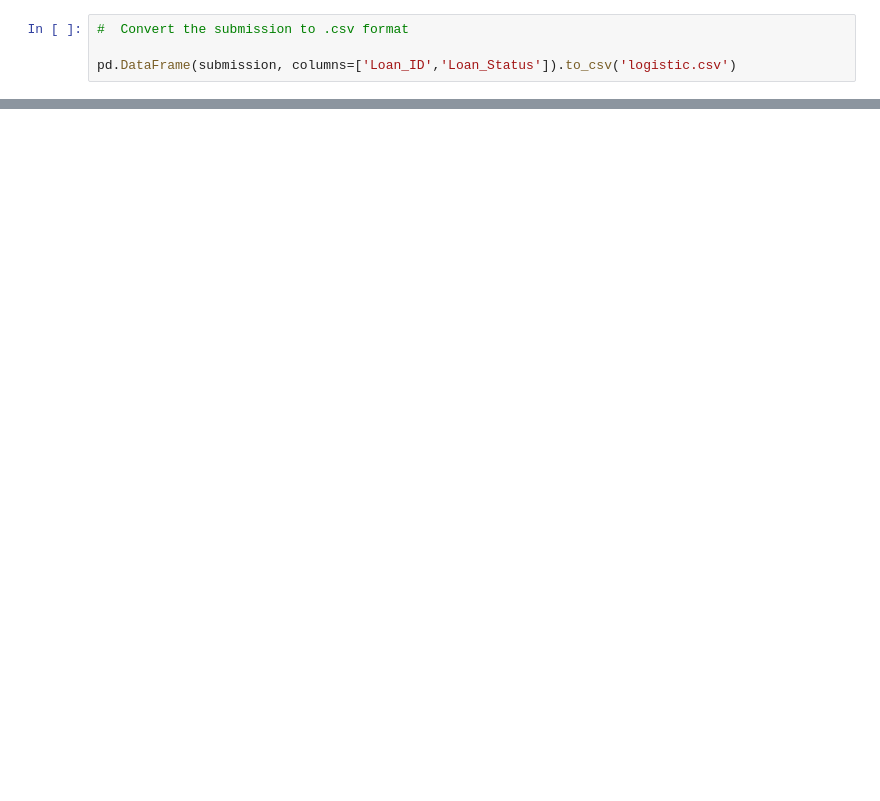
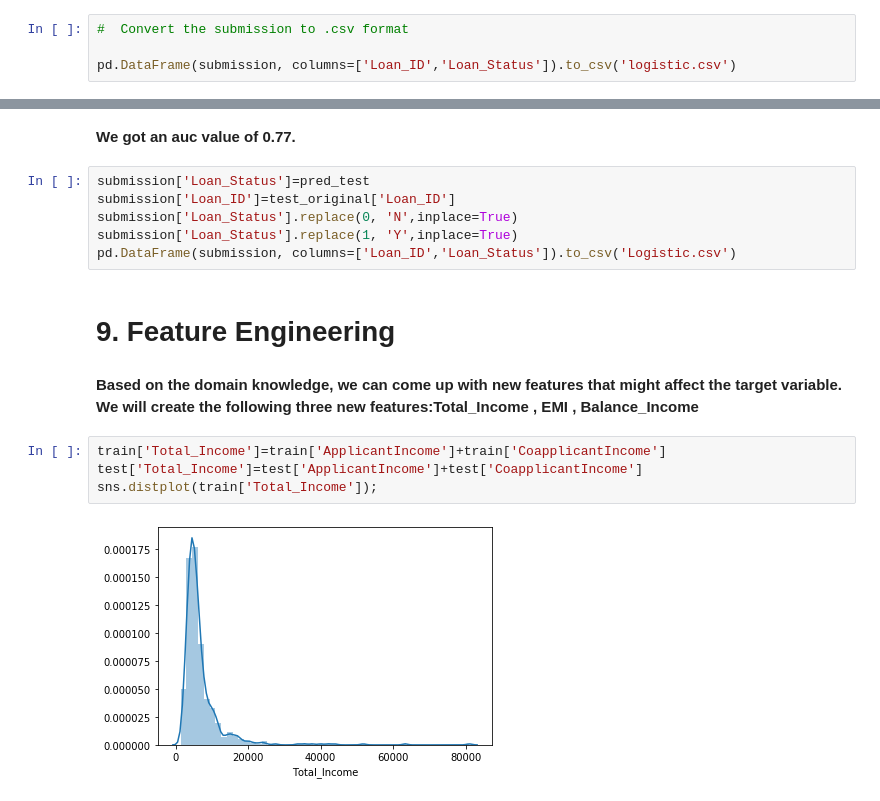
Before and after one commit to Deepak-Marichi/Loan-Prediction, a Jupyter notebook: Loan-Prediction.ipynb, the cells around one changed output, grey strips where cells are left out. Drawn from its saved outputs; the diff is of its cells as text; blank space fills up the shorter version.

```diff
--- a/Loan-Prediction.ipynb
+++ b/Loan-Prediction.ipynb
@@ -653,0 +712,18 @@ pd.DataFrame(submission, columns=['Loan_ID','Loan_Status']).to_csv('logistic.csv
+# %% [markdown]
+**We got an auc value of 0.77.**
+# %%
+submission['Loan_Status']=pred_test
+submission['Loan_ID']=test_original['Loan_ID']
+submission['Loan_Status'].replace(0, 'N',inplace=True)
+submission['Loan_Status'].replace(1, 'Y',inplace=True)
+pd.DataFrame(submission, columns=['Loan_ID','Loan_Status']).to_csv('Logistic.csv')
+# %% [markdown]
+# 9. Feature Engineering
+# %% [markdown]
+**Based on the domain knowledge, we can come up with new features that might affect the target variable. We will create the following three new features:Total_Income , EMI , Balance_Income**
+# %%
+train['Total_Income']=train['ApplicantIncome']+train['CoapplicantIncome']
+test['Total_Income']=test['ApplicantIncome']+test['CoapplicantIncome']
+sns.distplot(train['Total_Income']);
+# %% [output]
+[figure, added]
```
Also changed, not shown: parts of 77 cells of this notebook, 3 other files.
